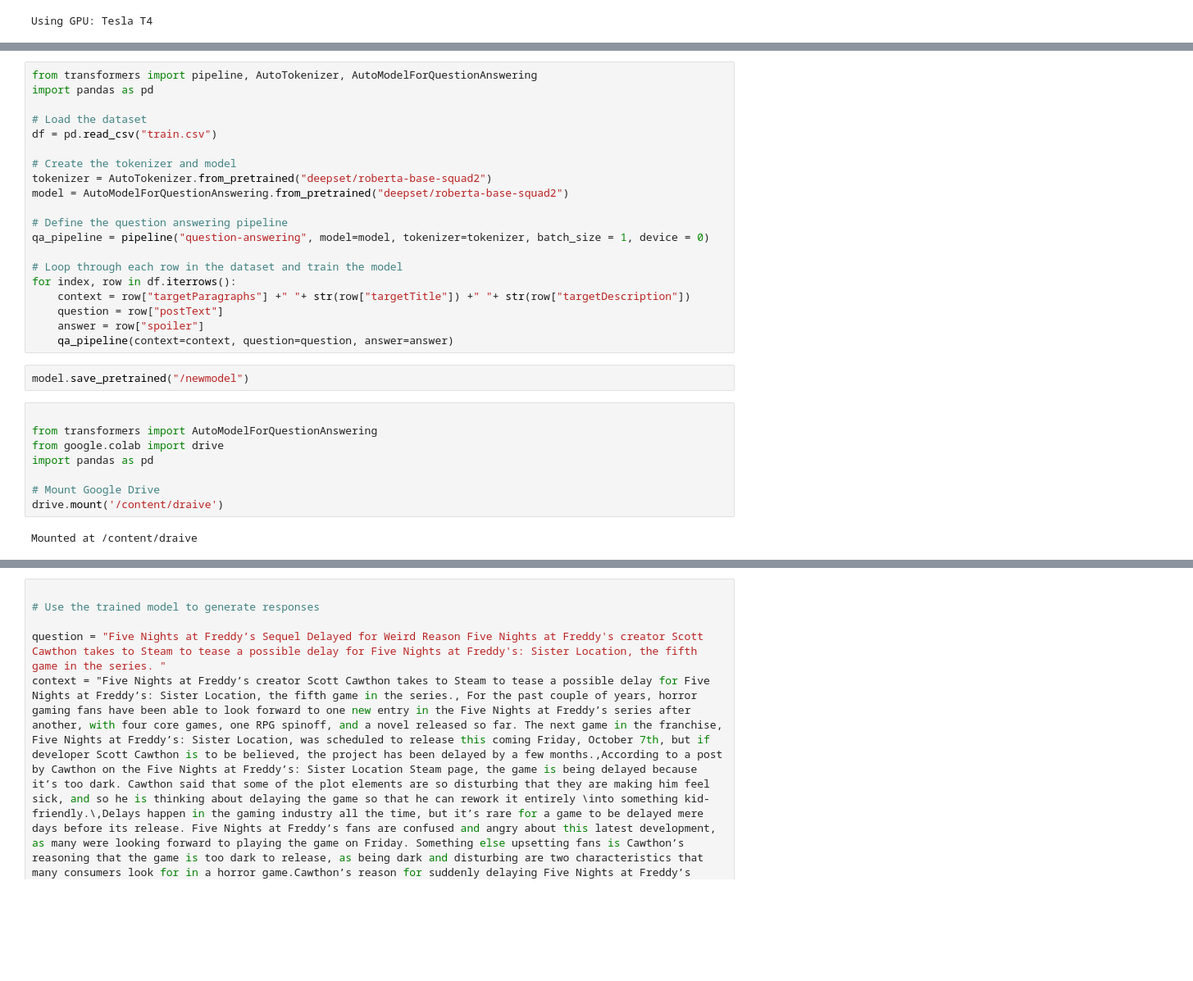
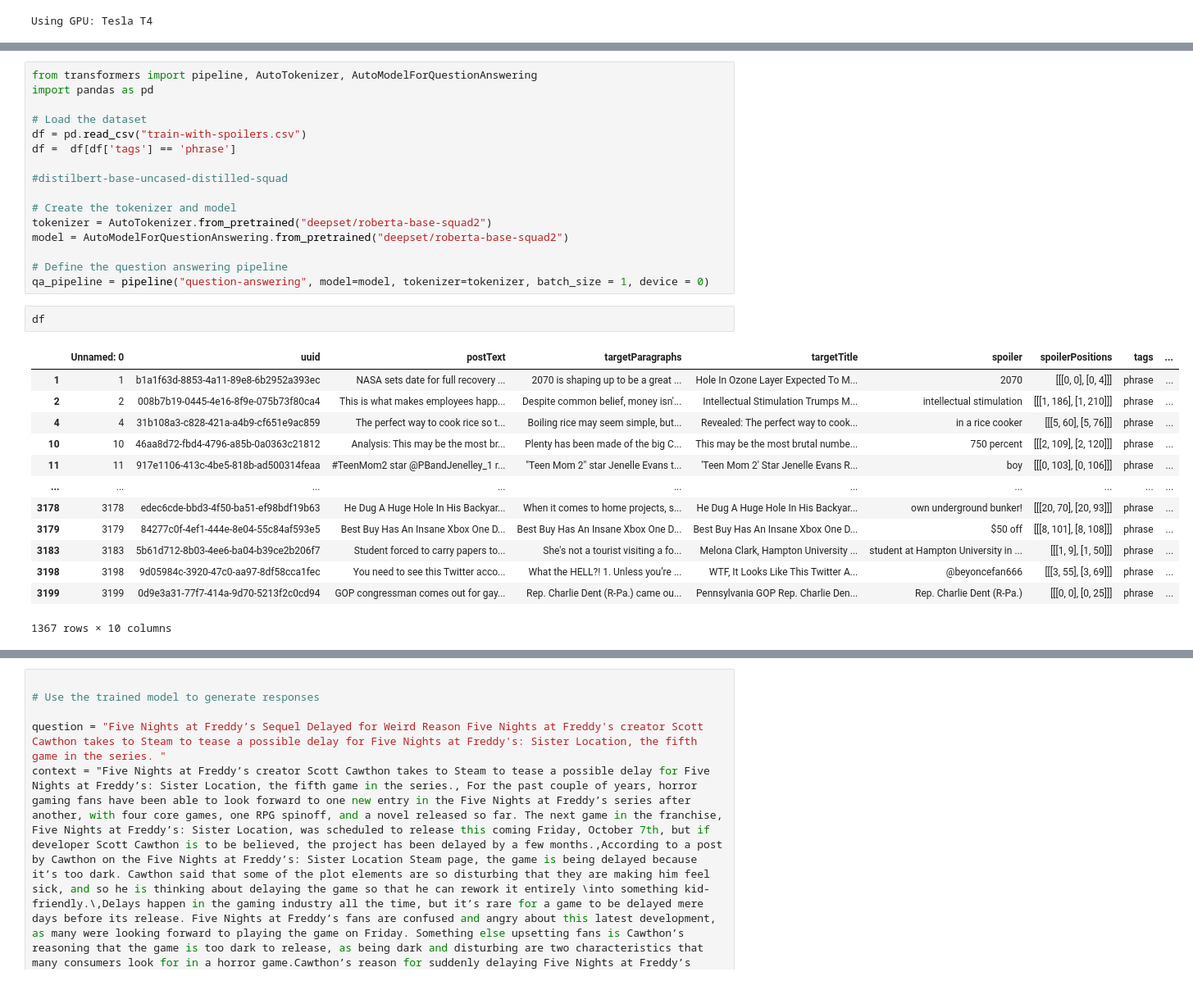
Before and after one commit to MamathaYarramaneni/clickbait-nlp-transformers, a Jupyter notebook: milestone 3/task2/Roberta_sqad_best.ipynb, the cells around one changed output, grey strips where cells are left out. Shown at 82% size. Cells and saved outputs as stored; diff of their text form; blank space fills up the shorter version.

Commit message:
updating with full code

```diff
--- a/milestone 3/task2/ROberta-sqad.ipynb
+++ b/milestone 3/task2/Roberta_sqad_best.ipynb
@@ -45,7 +93,10 @@ from transformers import pipeline, AutoTokenizer, AutoModelForQuestionAnswering
 import pandas as pd
 
 # Load the dataset
-df = pd.read_csv("train.csv")
+df = pd.read_csv("train-with-spoilers.csv")
+df =  df[df['tags'] == 'phrase']
+
+#distilbert-base-uncased-distilled-squad
 
 # Create the tokenizer and model
 tokenizer = AutoTokenizer.from_pretrained("deepset/roberta-base-squad2")
@@ -53,22 +104,19 @@ model = AutoModelForQuestionAnswering.from_pretrained("deepset/roberta-base-squa
 
 # Define the question answering pipeline
 qa_pipeline = pipeline("question-answering", model=model, tokenizer=tokenizer, batch_size = 1, device = 0)
-
-# Loop through each row in the dataset and train the model
-for index, row in df.iterrows():
-    context = row["targetParagraphs"] +" "+ str(row["targetTitle"]) +" "+ str(row["targetDescription"])
-    question = row["postText"]
-    answer = row["spoiler"]
-    qa_pipeline(context=context, question=question, answer=answer)
-# %%
-model.save_pretrained("/newmodel")
-# %%
-
-from transformers import AutoModelForQuestionAnswering
-from google.colab import drive
-import pandas as pd
-
-# Mount Google Drive
-drive.mount('/content/draive')
-# %% [output]
-Mounted at /content/draive
+# %%
+df
+# %% [output]
+|  | Unnamed: 0 | uuid | postText | targetParagraphs | targetTitle | spoiler | spoilerPositions | tags | ... |
+| 1 | 1 | b1a1f63d-8853-4a11-89e8-6b2952a393ec | NASA sets date for full recovery ... | 2070 is shaping up to be a great ... | Hole In Ozone Layer Expected To M... | 2070 | [[[0, 0], [0, 4]]] | phrase | ... |
+| 2 | 2 | 008b7b19-0445-4e16-8f9e-075b73f80ca4 | This is what makes employees happ... | Despite common belief, money isn'... | Intellectual Stimulation Trumps M... | intellectual stimulation | [[[1, 186], [1, 210]]] | phrase | ... |
+| 4 | 4 | 31b108a3-c828-421a-a4b9-cf651e9ac859 | The perfect way to cook rice so t... | Boiling rice may seem simple, but... | Revealed: The perfect way to cook... | in a rice cooker | [[[5, 60], [5, 76]]] | phrase | ... |
+| 10 | 10 | 46aa8d72-fbd4-4796-a85b-0a0363c21812 | Analysis: This may be the most br... | Plenty has been made of the big C... | This may be the most brutal numbe... | 750 percent | [[[2, 109], [2, 120]]] | phrase | ... |
+| 11 | 11 | 917e1106-413c-4be5-818b-ad500314feaa | #TeenMom2 star @PBandJenelley_1 r... | "Teen Mom 2" star Jenelle Evans t... | 'Teen Mom 2' Star Jenelle Evans R... | boy | [[[0, 103], [0, 106]]] | phrase | ... |
+| ... | ... | ... | ... | ... | ... | ... | ... | ... | ... |
+| 3178 | 3178 | edec6cde-bbd3-4f50-ba51-ef98bdf19b63 | He Dug A Huge Hole In His Backyar... | When it comes to home projects, s... | He Dug A Huge Hole In His Backyar... | own underground bunker! | [[[20, 70], [20, 93]]] | phrase | ... |
+| 3179 | 3179 | 84277c0f-4ef1-444e-8e04-55c84af593e5 | Best Buy Has An Insane Xbox One D... | Best Buy Has An Insane Xbox One D... | Best Buy Has An Insane Xbox One D... | $50 off | [[[8, 101], [8, 108]]] | phrase | ... |
+| 3183 | 3183 | 5b61d712-8b03-4ee6-ba04-b39ce2b206f7 | Student forced to carry papers to... | She's not a tourist visiting a fo... | Melona Clark, Hampton University ... | student at Hampton University in ... | [[[1, 9], [1, 50]]] | phrase | ... |
+| 3198 | 3198 | 9d05984c-3920-47c0-aa97-8df58cca1fec | You need to see this Twitter acco... | What the HELL?! 1. Unless you’re ... | WTF, It Looks Like This Twitter A... | @beyoncefan666 | [[[3, 55], [3, 69]]] | phrase | ... |
+| 3199 | 3199 | 0d9e3a31-77f7-414a-9d70-5213f2c0cd94 | GOP congressman comes out for gay... | Rep. Charlie Dent (R-Pa.) came ou... | Pennsylvania GOP Rep. Charlie Den... | Rep. Charlie Dent (R-Pa.) | [[[0, 0], [0, 25]]] | phrase | ... |
+1367 rows × 10 columns
```
Also changed, not shown: parts of 17 cells of this notebook, 4 other files.
